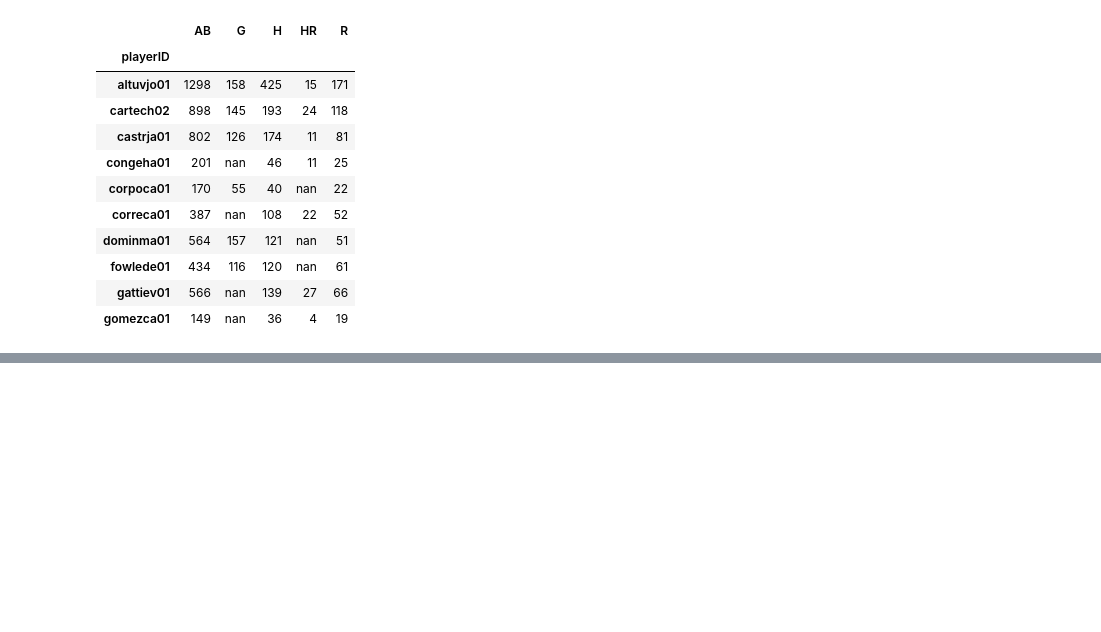
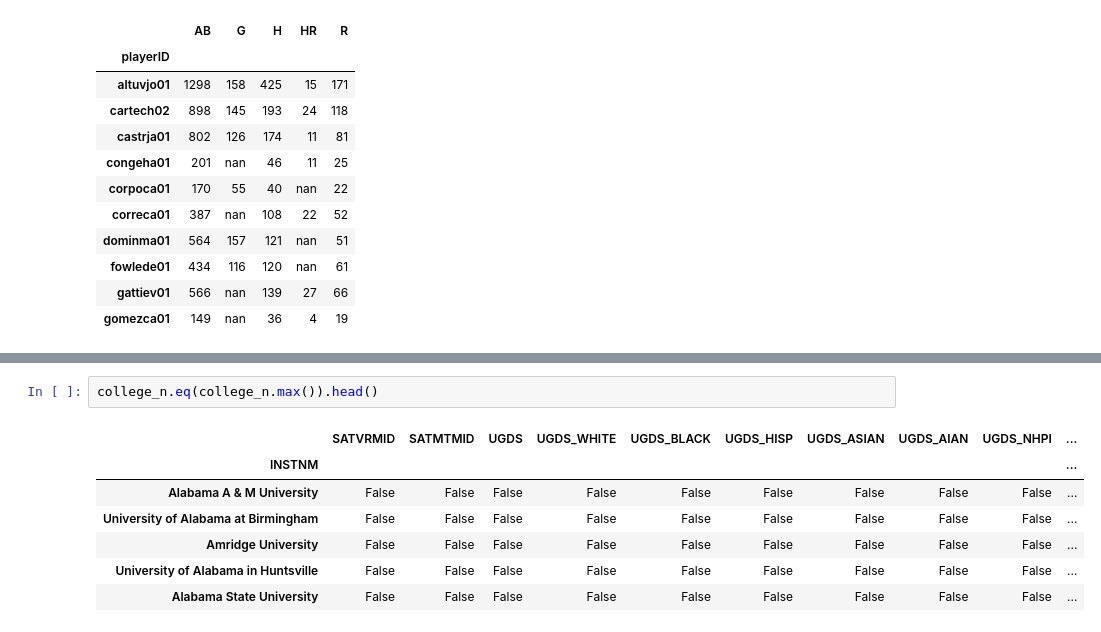
Before and after one commit to avidLearnerInProgress/Pandas-NumPy-101, a Jupyter notebook: pandas_cookbook_chp6.ipynb, the cells around one changed output, grey strips where cells are left out. Drawn from its saved outputs; the diff is of its cells as text; blank space fills up the shorter version.

```diff
--- a/pandas_cookbook_chp6.ipynb
+++ b/pandas_cookbook_chp6.ipynb
@@ -196,0 +347,10 @@ df_14.add(df_15, fill_value=0).head(10).style.highlight_null('yellow')
+# %%
+college_n.eq(college_n.max()).head()
+# %% [output]
+|  | SATVRMID | SATMTMID | UGDS | UGDS_WHITE | UGDS_BLACK | UGDS_HISP | UGDS_ASIAN | UGDS_AIAN | UGDS_NHPI | ... |
+| INSTNM |  |  |  |  |  |  |  |  |  | ... |
+| Alabama A & M University | False | False | False | False | False | False | False | False | False | ... |
+| University of Alabama at Birmingham | False | False | False | False | False | False | False | False | False | ... |
+| Amridge University | False | False | False | False | False | False | False | False | False | ... |
+| University of Alabama in Huntsville | False | False | False | False | False | False | False | False | False | ... |
+| Alabama State University | False | False | False | False | False | False | False | False | False | ... |
```
Also changed, not shown: parts of 16 cells of this notebook.
